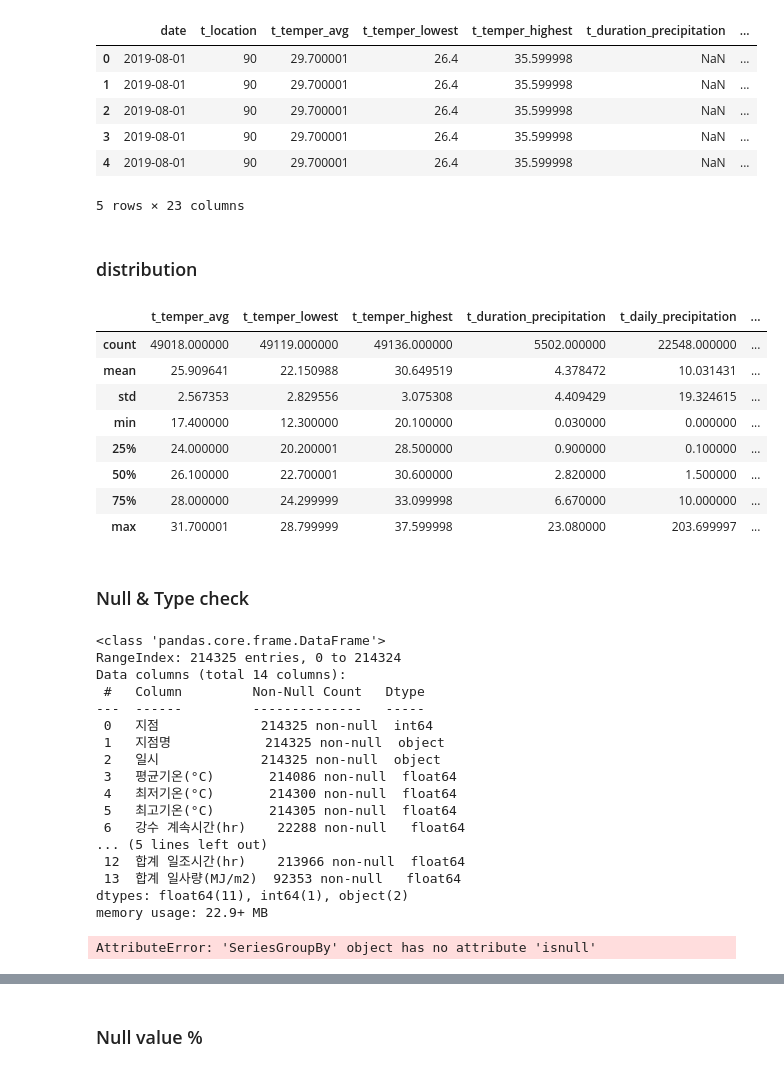
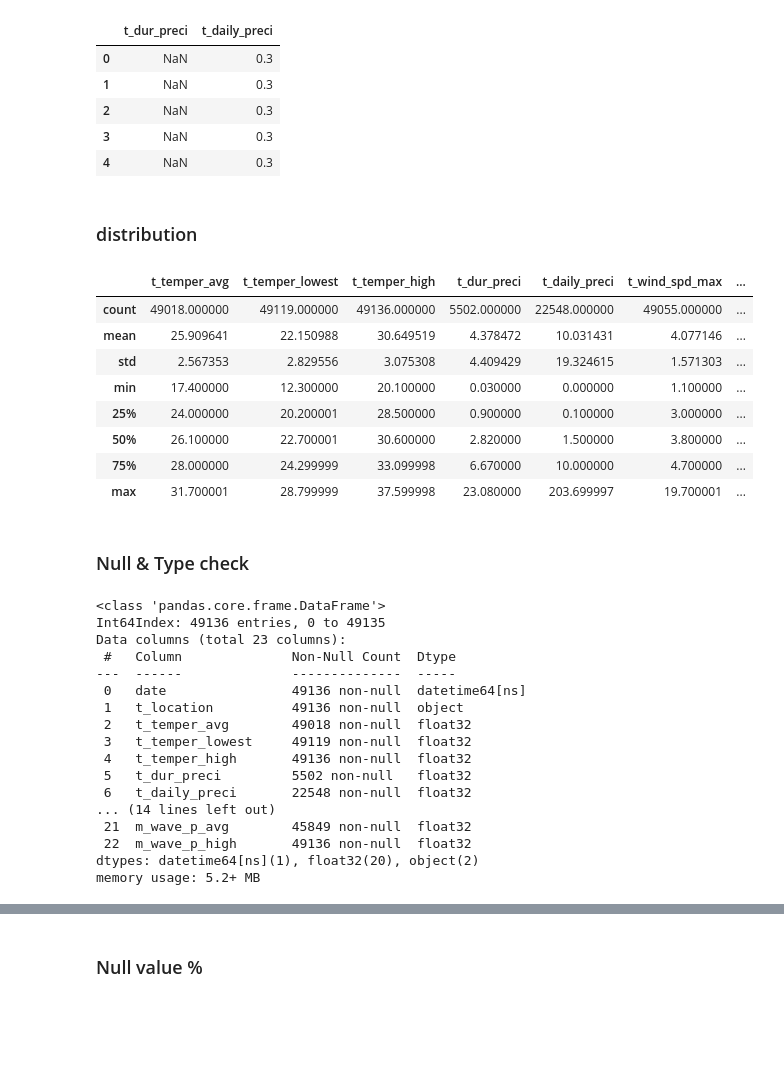
Before and after one commit to meowpunch/bobsim-research, a Jupyter notebook: src/main/python/analysis_open_data_weather.ipynb, the cells around one changed output, grey strips where cells are left out. Drawn from its saved outputs; the diff is of its cells as text; code cells hidden in the pictures; blank space fills up the shorter version.

```diff
--- a/src/main/python/analysis_open_data_terrestrial_weather.ipynb
+++ b/src/main/python/analysis_open_data_weather.ipynb
@@ -7,5 +7,5 @@ import seaborn as sns
 # %%
 from util.build_dataset import build_origin_weather
 
-origin_w_df, key = build_origin_weather(date="201908")
+origin_w_df, key = build_origin_weather(date="201908", prefix)
 # %% [output]
@@ -31,50 +14,45 @@ origin_w_df, key = build_origin_weather(date="201908")
 # %%
-origin_w_df.head()
+origin_w_df[['t_dur_preci','t_daily_preci']].head()
 # %% [output]
-|  | date | t_location | t_temper_avg | t_temper_lowest | t_temper_highest | t_duration_precipitation | ... |
-| 0 | 2019-08-01 | 90 | 29.700001 | 26.4 | 35.599998 | NaN | ... |
-| 1 | 2019-08-01 | 90 | 29.700001 | 26.4 | 35.599998 | NaN | ... |
-| 2 | 2019-08-01 | 90 | 29.700001 | 26.4 | 35.599998 | NaN | ... |
-| 3 | 2019-08-01 | 90 | 29.700001 | 26.4 | 35.599998 | NaN | ... |
-| 4 | 2019-08-01 | 90 | 29.700001 | 26.4 | 35.599998 | NaN | ... |
+|  | t_dur_preci | t_daily_preci |
+| 0 | NaN | 0.3 |
+| 1 | NaN | 0.3 |
+| 2 | NaN | 0.3 |
+| 3 | NaN | 0.3 |
+| 4 | NaN | 0.3 |
-5 rows × 23 columns
 # %% [markdown]
 ### distribution
 # %%
-origin_df.describe()
+origin_w_df.describe()
 # %% [output]
-|  | t_temper_avg | t_temper_lowest | t_temper_highest | t_duration_precipitation | t_daily_precipitation | ... |
-| count | 49018.000000 | 49119.000000 | 49136.000000 | 5502.000000 | 22548.000000 | ... |
-| mean | 25.909641 | 22.150988 | 30.649519 | 4.378472 | 10.031431 | ... |
-| std | 2.567353 | 2.829556 | 3.075308 | 4.409429 | 19.324615 | ... |
-| min | 17.400000 | 12.300000 | 20.100000 | 0.030000 | 0.000000 | ... |
-| 25% | 24.000000 | 20.200001 | 28.500000 | 0.900000 | 0.100000 | ... |
-| 50% | 26.100000 | 22.700001 | 30.600000 | 2.820000 | 1.500000 | ... |
-| 75% | 28.000000 | 24.299999 | 33.099998 | 6.670000 | 10.000000 | ... |
-| max | 31.700001 | 28.799999 | 37.599998 | 23.080000 | 203.699997 | ... |
+|  | t_temper_avg | t_temper_lowest | t_temper_high | t_dur_preci | t_daily_preci | t_wind_spd_max | ... |
+| count | 49018.000000 | 49119.000000 | 49136.000000 | 5502.000000 | 22548.000000 | 49055.000000 | ... |
+| mean | 25.909641 | 22.150988 | 30.649519 | 4.378472 | 10.031431 | 4.077146 | ... |
+| std | 2.567353 | 2.829556 | 3.075308 | 4.409429 | 19.324615 | 1.571303 | ... |
+| min | 17.400000 | 12.300000 | 20.100000 | 0.030000 | 0.000000 | 1.100000 | ... |
+| 25% | 24.000000 | 20.200001 | 28.500000 | 0.900000 | 0.100000 | 3.000000 | ... |
+| 50% | 26.100000 | 22.700001 | 30.600000 | 2.820000 | 1.500000 | 3.800000 | ... |
+| 75% | 28.000000 | 24.299999 | 33.099998 | 6.670000 | 10.000000 | 4.700000 | ... |
+| max | 31.700001 | 28.799999 | 37.599998 | 23.080000 | 203.699997 | 19.700001 | ... |
 # %% [markdown]
 ### Null & Type check
 # %%
-origin_df.info()
+origin_w_df.info()
 # %% [output]
 <class 'pandas.core.frame.DataFrame'>
-RangeIndex: 214325 entries, 0 to 214324
-Data columns (total 14 columns):
- #   Column         Non-Null Count   Dtype
----  ------         --------------   -----
- 0   지점             214325 non-null  int64
- 1   지점명            214325 non-null  object
- 2   일시             214325 non-null  object
- 3   평균기온(°C)       214086 non-null  float64
- 4   최저기온(°C)       214300 non-null  float64
- 5   최고기온(°C)       214305 non-null  float64
- 6   강수 계속시간(hr)    22288 non-null   float64
-... (5 lines left out)
- 12  합계 일조시간(hr)    213966 non-null  float64
- 13  합계 일사량(MJ/m2)  92353 non-null   float64
-dtypes: float64(11), int64(1), object(2)
-memory usage: 22.9+ MB
+Int64Index: 49136 entries, 0 to 49135
+Data columns (total 23 columns):
+ #   Column              Non-Null Count  Dtype
+---  ------              --------------  -----
+ 0   date                49136 non-null  datetime64[ns]
+ 1   t_location          49136 non-null  object
+ 2   t_temper_avg        49018 non-null  float32
+ 3   t_temper_lowest     49119 non-null  float32
+ 4   t_temper_high       49136 non-null  float32
+ 5   t_dur_preci         5502 non-null   float32
+ 6   t_daily_preci       22548 non-null  float32
+... (14 lines left out)
+ 21  m_wave_p_avg        45849 non-null  float32
+ 22  m_wave_p_high       49136 non-null  float32
+dtypes: datetime64[ns](1), float32(20), object(2)
+memory usage: 5.2+ MB
-# %%
-origin_df[['지점', '합계 일사량(MJ/m2)']].groupby("지점")['합계 일사량(MJ/m2)'].isnull().count().value_counts().sum()
-# %% [output]
-AttributeError: 'SeriesGroupBy' object has no attribute 'isnull'
```
Also changed, not shown: parts of 3 cells of this notebook, 3 other files.
